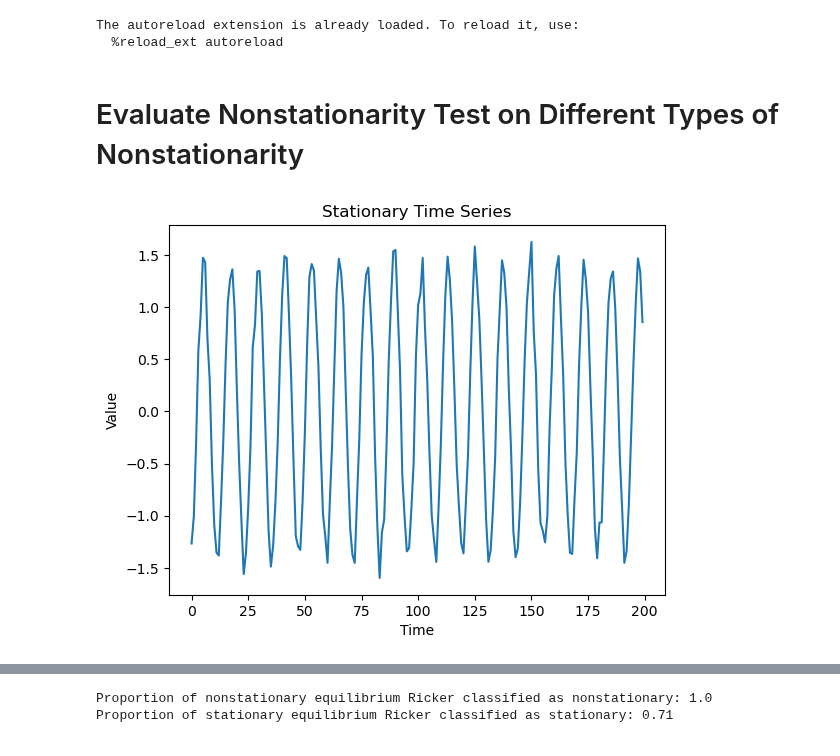
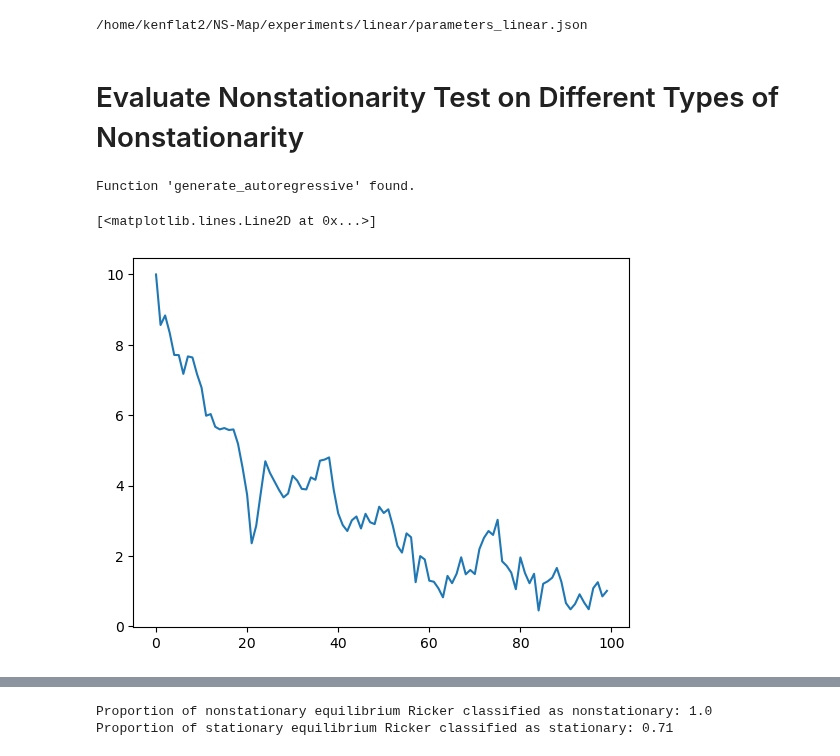
Before and after one commit to kenflat2/NS-Map, a Jupyter notebook: experiments/linear/plot_linear_results.ipynb, the cells around one changed output, grey strips where cells are left out. Cells and saved outputs as stored; diff of their text form; code cells hidden in the pictures.

```diff
--- a/experiments/linear/plot_linear_results.ipynb
+++ b/experiments/linear/plot_linear_results.ipynb
@@ -1,33 +6,30 @@
 # %%
 import numpy as np
-import numpy.linalg as la
-import numpy.random as rand
+# import pandas as pd
 import matplotlib.pyplot as plt
 from mpl_toolkits.mplot3d import Axes3D
-from scipy.integrate import odeint
 from linear_models import *
-import sys
-
-sys.path.append("../../")  # Add the root of the project to the local path
-import src.NSMap as ns
 
 %load_ext autoreload
 %autoreload 2
 # %% [output]
-The autoreload extension is already loaded. To reload it, use:
-  %reload_ext autoreload
+/home/kenflat2/NS-Map/experiments/linear/parameters_linear.json
 # %% [markdown]
 # Evaluate Nonstationarity Test on Different Types of Nonstationarity
 # %%
 with open("parameters_linear.json", "r") as f:
     params = json.load(f)
-# %%
-# Plot an example time series from the stationary case
-
-plt.plot(generate_stationary_linear())
-plt.title("Stationary Time Series")
-plt.xlabel("Time")
-plt.ylabel("Value")
-plt.show()
-# %% [output]
-[figure, removed]
+# %%
+function_name = "generate_"+params["experiments"][6]["name"]
+generate_function = globals().get(function_name)
+
+if generate_function:
+    print(f"Function '{function_name}' found.")
+else:
+    print(f"Function '{function_name}' not found.")
+
+plt.plot(generate_function())
+# %% [output]
+Function 'generate_autoregressive' found.
+[<matplotlib.lines.Line2D at 0x...>]
+[figure, added]
```
Also changed, not shown: parts of 17 cells of this notebook, 12 other files.
